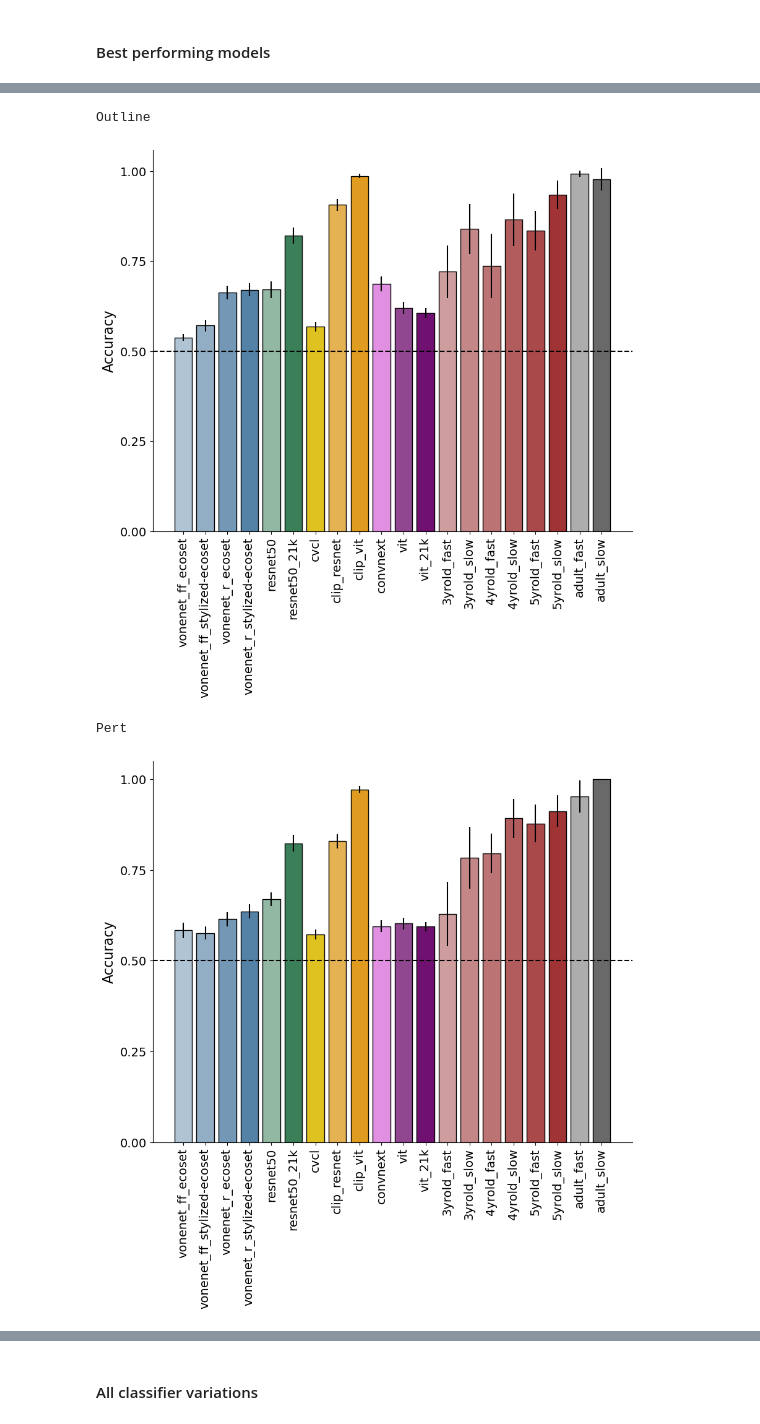
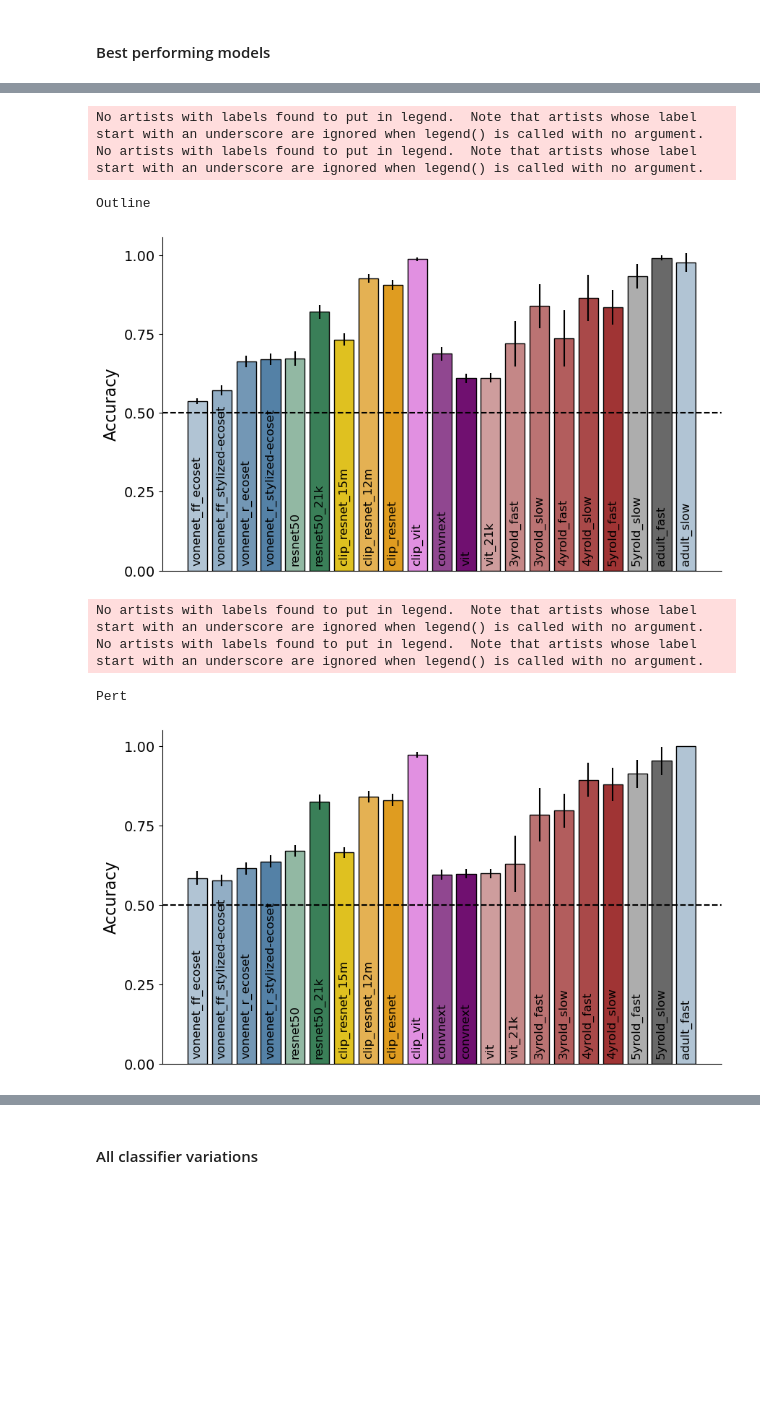
Before and after one commit to vayzenb/kornet, a Jupyter notebook: analyses/sub_analysis.ipynb, the cells around one changed output, grey strips where cells are left out. Cells and saved outputs as stored; diff of their text form; code cells hidden in the pictures; blank space fills up the shorter version.

```diff
--- a/analyses/sub_analysis.ipynb
+++ b/analyses/sub_analysis.ipynb
@@ -337,20 +337,20 @@ from plotnine import *
 def make_line_plot(summary, grouping, name, colors):
     #in plotnine create line graph with x = duration, y = accuracy, fill = cond
     p = ggplot(summary, aes(x='factor(duration)', y='acc', fill=grouping, group = grouping)) + \
-        geom_line(aes(color = grouping), stat = 'summary', size = 1, position = position_dodge(width=.5)) + \
-        geom_linerange(aes(color = grouping),stat = 'summary', size = 1, position = position_dodge(width=.5)) + \
+        geom_line(aes(color = grouping), stat = 'summary', size = 1.5, position = position_dodge(width=.5)) + \
+        geom_linerange(aes(color = grouping),stat = 'summary', size = 1.5, position = position_dodge(width=.5)) + \
         geom_point( stat = 'summary', size = 3, position = position_dodge(width=.5)) + \
         scale_fill_manual(values = colors) + \
         scale_color_manual(values = colors) + \
         xlab('Duration (s)') + ylab('Accuracy') + \
-            theme_classic() + ylim(.4,1) + geom_hline(yintercept = .5, linetype = 'dashed', color = 'black', size = 1) + \
+            theme_classic() + ylim(.4,1) + geom_hline(yintercept = .5, linetype = 'dashed', color = 'black', size = 2) + \
             theme(text = element_text(color ='black'),
-                axis_text_x= element_text(size = 12),
-                axis_text_y= element_text(size = 12),
-                axis_title=element_text(size = 14),
+                axis_text_x= element_text(size = 14),
+                axis_text_y= element_text(size = 14),
+                axis_title=element_text(size = 16),
                 axis_line=element_line(),
                 panel_border=element_blank(),
-                figure_size = (6, 6))+ \
+                figure_size = (4,3))+ \
                 theme(legend_position = 'none') + \
                 labs(fill='Condition') #+ ggtitle(f'{cond}')
 
@@ -409,6 +407,7 @@ model_arch = ['vonenet_ff_ecoset','vonenet_ff_stylized-ecoset','vonenet_r_ecoset
 model_arch = ['vonenet_ff_ecoset','vonenet_ff_stylized-ecoset','vonenet_r_ecoset','vonenet_r_stylized-ecoset', 'twostream_ff', 'twostream_r','clip', 'cvcl','convnext', 'vit']
 model_arch = ['vonenet_ff_ecoset','vonenet_ff_stylized-ecoset','vonenet_r_ecoset','vonenet_r_stylized-ecoset', 'twostream_ff', 'twostream_r','cvcl','clip_resnet','clip', 'convnext', 'vit']
 model_arch = ['vonenet_ff_ecoset','vonenet_ff_stylized-ecoset','vonenet_r_ecoset','vonenet_r_stylized-ecoset', 'resnet50', 'resnet50_21k','cvcl','clip_resnet','clip_vit', 'convnext', 'vit','vit_21k']
+model_arch = ['vonenet_ff_ecoset','vonenet_ff_stylized-ecoset','vonenet_r_ecoset','vonenet_r_stylized-ecoset', 'resnet50', 'resnet50_21k','clip_resnet_15m', 'clip_resnet_12m','clip_resnet','clip_vit', 'convnext', 'vit','vit_21k']
 #model_arch = ['clip']
 model_conds = ['Outline','Pert','IC']
 
@@ -545,7 +530,7 @@ for cond in model_conds:
 
     full_summary = pd.read_csv(f'{results_dir}/{cond}_model_comparison{suf}.csv')
 
-    fig, ax = plt.subplots(figsize=(10,8))
+    fig, ax = plt.subplots(figsize=(10,6))
 
     #Make bar plot with each model as a different color, and CIs for error bars
     sns.barplot(data = full_summary, x = 'model', y = 'acc', hue = 'model', dodge=False, palette=model_colors, edgecolor = 'k')
@@ -555,7 +540,11 @@ for cond in model_conds:
     plt.errorbar(x = full_summary['model'], y = full_summary['acc'], yerr = full_summary['ci'], fmt = 'none', color = 'black', capsize = 0)
 
     #orient x labels
-    plt.xticks(rotation=90)
+    #plt.xticks(rotation=90)
+
+    #remove tick labels
+    plt.tick_params(axis='x', which='both', bottom=False, top=False, labelbottom=False)
+
 
 
     #put legend outside plot
@@ -565,36 +554,47 @@ for cond in model_conds:
     plt.axhline(y=.5, color='black', linestyle='--')
 
     #remove x axis label
     plt.xlabel('')
 
     #add y axis label, increae font size
     plt.ylabel('Accuracy', fontsize = 16)
 
     #increase font size of x axis labels
-    plt.xticks(fontsize = 14)
+    #plt.xticks(fontsize = 14)
 
     #increase font size of y axis labels
     plt.yticks(fontsize = 14)
 
     #set y-axis increments to .25
     plt.yticks(np.arange(0, 1.25, .25))
 
     #remove top and right spines
     sns.despine()
 
     #make left and bottom spines black
     ax.spines['left'].set_color('black')
-    ax.spines['bottom'].set_color('black')
+
+    #move labels inside bars
+    for p, model_name in zip(ax.patches, full_summary['model']):
+        ax.annotate(f'{model_name}', (p.get_x() + p.get_width() / 2., 0 ),
+                    ha='center', va='bottom', fontsize=12, color='black', xytext=(0, 5), rotation = 90,
+                    textcoords='offset points')
+
+
 
     #remove legend
     plt.legend().remove()
 
     #save
     plt.savefig(f'{fig_dir}/{cond}_model_comparison{suf}.png', dpi = 300, bbox_inches = 'tight')
 
     plt.pause(.001)
 # %% [output]
-Outline
+No artists with labels found to put in legend.  Note that artists whose label start with an underscore are ignored when legend() is called with no argument.
+No artists with labels found to put in legend.  Note that artists whose label start with an underscore are ignored when legend() is called with no argument.
+Outline
-[figure, old version]
+[figure, new version]
-Pert
+No artists with labels found to put in legend.  Note that artists whose label start with an underscore are ignored when legend() is called with no argument.
+No artists with labels found to put in legend.  Note that artists whose label start with an underscore are ignored when legend() is called with no argument.
+Pert
-[figure, old version]
+[figure, new version]
```
Also changed, not shown: parts of 5 cells of this notebook, 10 other files.
